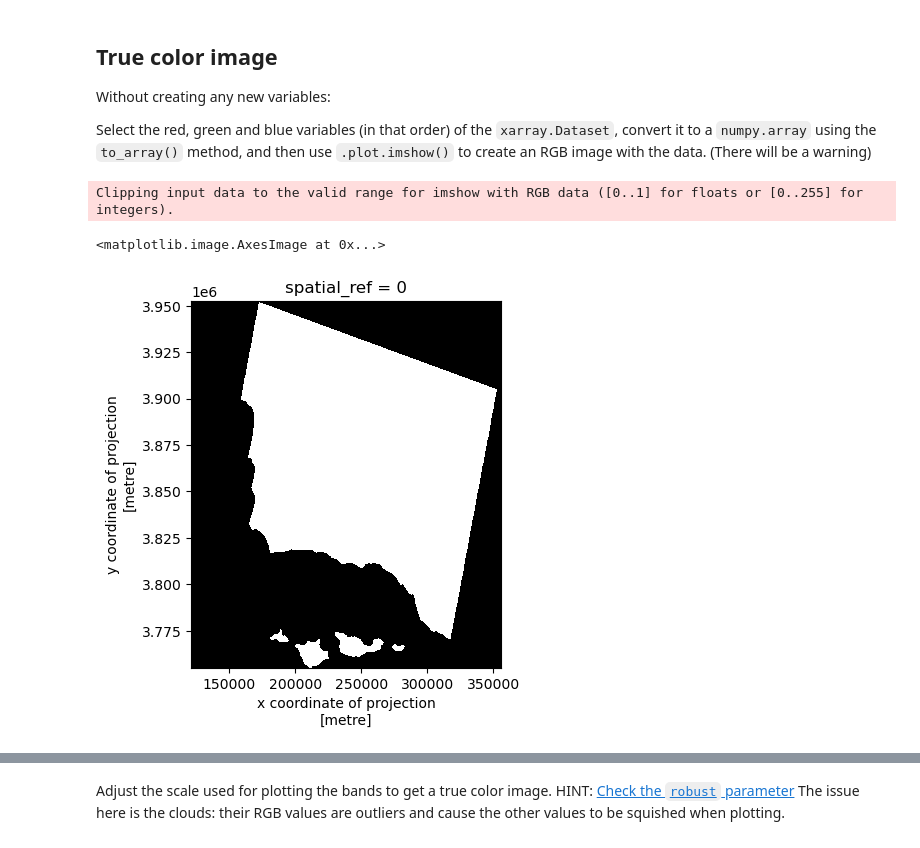
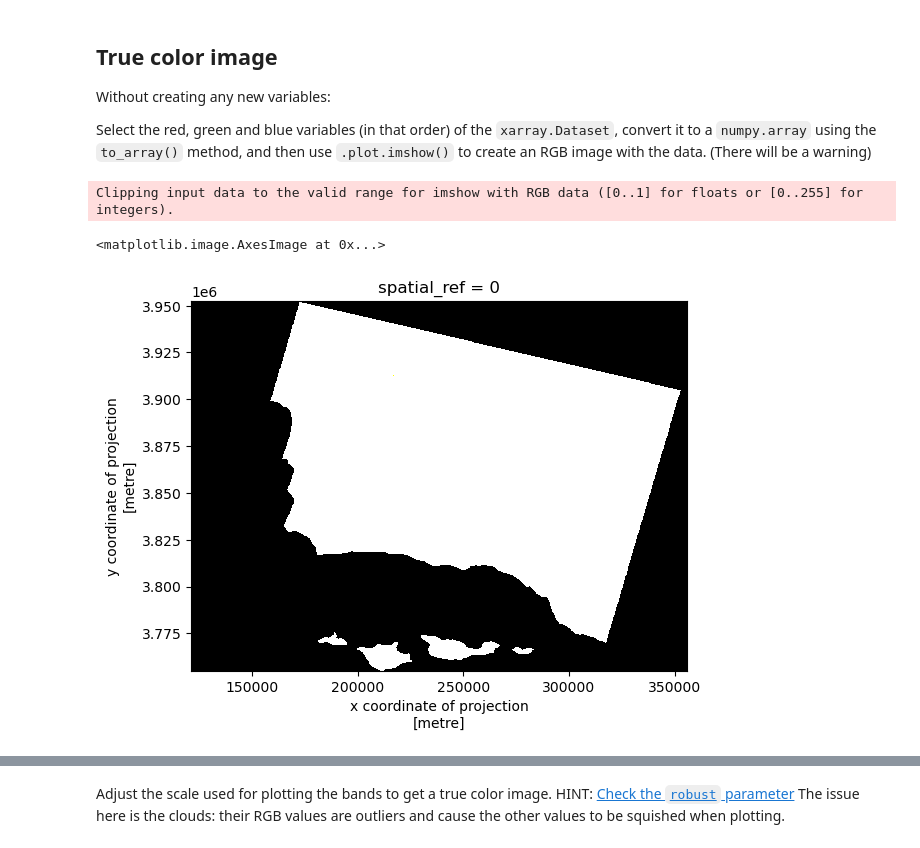
Before and after one commit to saingersoll/eds220-hwk-4, a Jupyter notebook: hwk4-task2-false-color.ipynb, the cells around one changed output, grey strips where cells are left out. Saved outputs shown, nothing was run; the diff lists cells and outputs as text; code cells hidden in the pictures.

```diff
--- a/hwk4-task2-false-color.ipynb
+++ b/hwk4-task2-false-color.ipynb
@@ -192,12 +191,11 @@ landsat_array = landsat[['red','green','blue']].to_array()
 # %%
 # Plotting true color landsat
 size = 4
 aspect = landsat.rio.width/landsat.rio.height
 fig, ax = plt.subplots()
-fig.set_size_inches((size, size*aspect))
 
 landsat_array.plot.imshow()
 # %% [output]
 Clipping input data to the valid range for imshow with RGB data ([0..1] for floats or [0..255] for integers).
 <matplotlib.image.AxesImage at 0x...>
-[figure, old version]
+[figure, new version]
```
Also changed, not shown: parts of 14 cells of this notebook, 1 other file.
